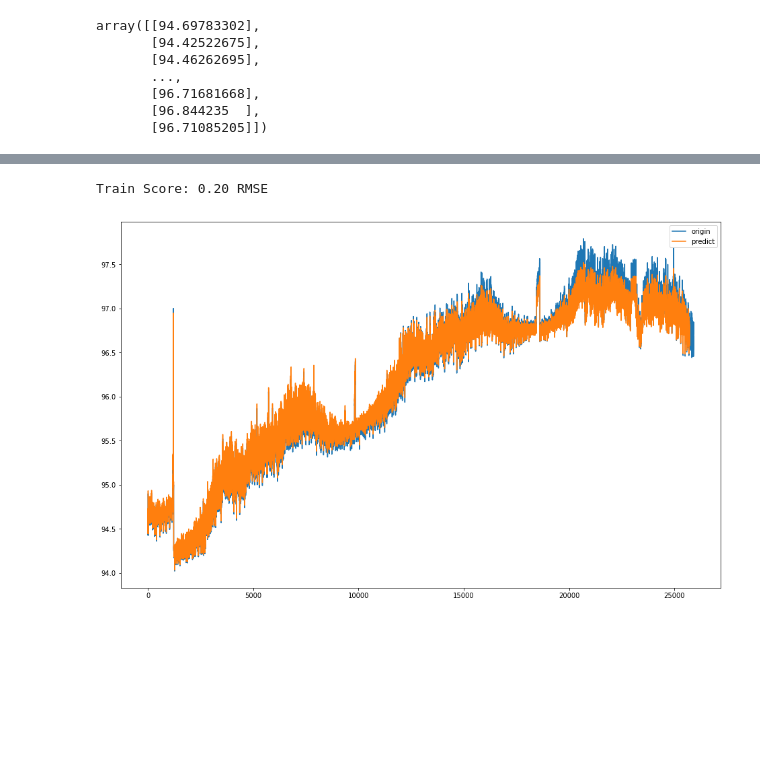
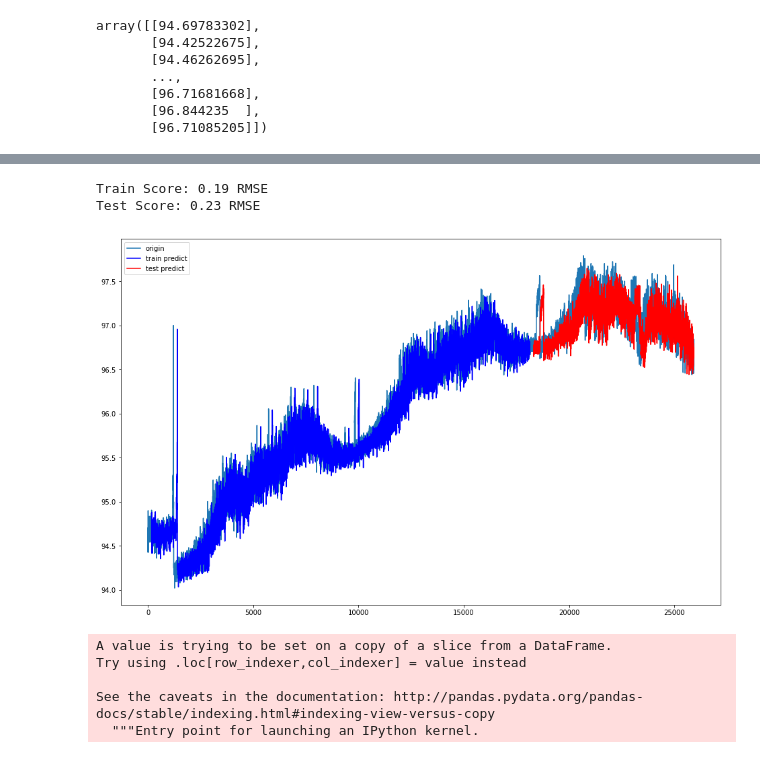
Before and after one commit to Loisssss/CDN_prediction, a Jupyter notebook: CDN_predict_LSTM.ipynb, the cells around one changed output, grey strips where cells are left out. Cells and saved outputs as stored; diff of their text form; code cells hidden in the pictures; blank space fills up the shorter version.

Commit message:
add train_dataset and test_dataset

```diff
--- a/CDN_predict_LSTM.ipynb
+++ b/CDN_predict_LSTM.ipynb
@@ -66,2 +100,3 @@ Y_train.shape, X_train.shape
 # %%
 X_train = np.reshape(X_train, (X_train.shape[0], X_train.shape[1], 1))
+X_test = np.reshape(X_test, (X_test.shape[0], X_test.shape[1], 1))
@@ -83,6 +122,6 @@ regressor.add(tf.keras.layers.Dense(units=1))
 
 regressor.compile(loss='mean_squared_error', optimizer='Adam')
 
-regressor.fit(X_train, Y_train, epochs=1, batch_size = 30)
+regressor.fit(X_train, Y_train, epochs=1, batch_size = 20)
 # %% [output]
 Epoch 1/1
@@ -90,5 +129,6 @@ Epoch 1/1
 <tensorflow.python.keras._impl.keras.callbacks.History at 0x...>
 # %%
 trainPredict = regressor.predict(X_train)
-trainPredict
+testPredict = regressor.predict(X_test)
+trainPredict.shape, testPredict.shape
 # %% [output]
@@ -103,5 +137,7 @@ array([[0.19049677],
 # invert predictions
 trainPredict = scaler.inverse_transform(trainPredict)
 trainY = scaler.inverse_transform([Y_train])
-trainPredict, trainY
+testPredict = scaler.inverse_transform(testPredict)
+testY = scaler.inverse_transform([Y_test])
+trainY,testY
 # %% [output]
@@ -117,14 +169,36 @@ trainPredict, trainY
 # %%
 import math
-trainScore = math.sqrt(mean_squared_error(trainY[0], trainPredict[:]))
+trainScore = math.sqrt(mean_squared_error(trainY[0], trainPredict[:,0]))
 print('Train Score: %.2f RMSE' % (trainScore))
+
+testScore = math.sqrt(mean_squared_error(testY[0], testPredict[:,0]))
+print('Test Score: %.2f RMSE' % (testScore))
 # %% [output]
-Train Score: 0.20 RMSE
+Train Score: 0.19 RMSE
+Test Score: 0.23 RMSE
-# %%
-plt.figure(figsize=(16,10))
-plt.plot(training_set, label = 'origin')
-plt.plot(trainPredict, label = 'predict')
-plt.legend()
-plt.show()
-# %% [output]
-[figure, removed]
+# %%
+trainPredictPlot = np.empty_like(training_set)
+trainPredictPlot[:, :] = np.nan
+trainPredictPlot[steps:len(trainPredict)+steps, :] = trainPredict
+
+testPredictPlot = np.empty_like(training_set)
+testPredictPlot[:, :] = np.nan
+testPredictPlot[len(trainPredict)+(steps*2):len(training_set),:] = testPredict
+
+plt.figure(figsize=(16,10))
+plt.plot(training_set, label = 'origin')
+plt.plot(trainPredictPlot, label = 'train predict', color='b')
+plt.plot(testPredictPlot, label = 'test predict', color='r')
+
+plt.legend()
+plt.show()
+# %% [output]
+[figure, added]
+# %%
+datasets[0]['label'] = 0
+# %% [output]
+A value is trying to be set on a copy of a slice from a DataFrame.
+Try using .loc[row_indexer,col_indexer] = value instead
+
+See the caveats in the documentation: http://pandas.pydata.org/pandas-docs/stable/indexing.html#indexing-view-versus-copy
+  """Entry point for launching an IPython kernel.
```
Also changed, not shown: parts of 18 cells of this notebook.
